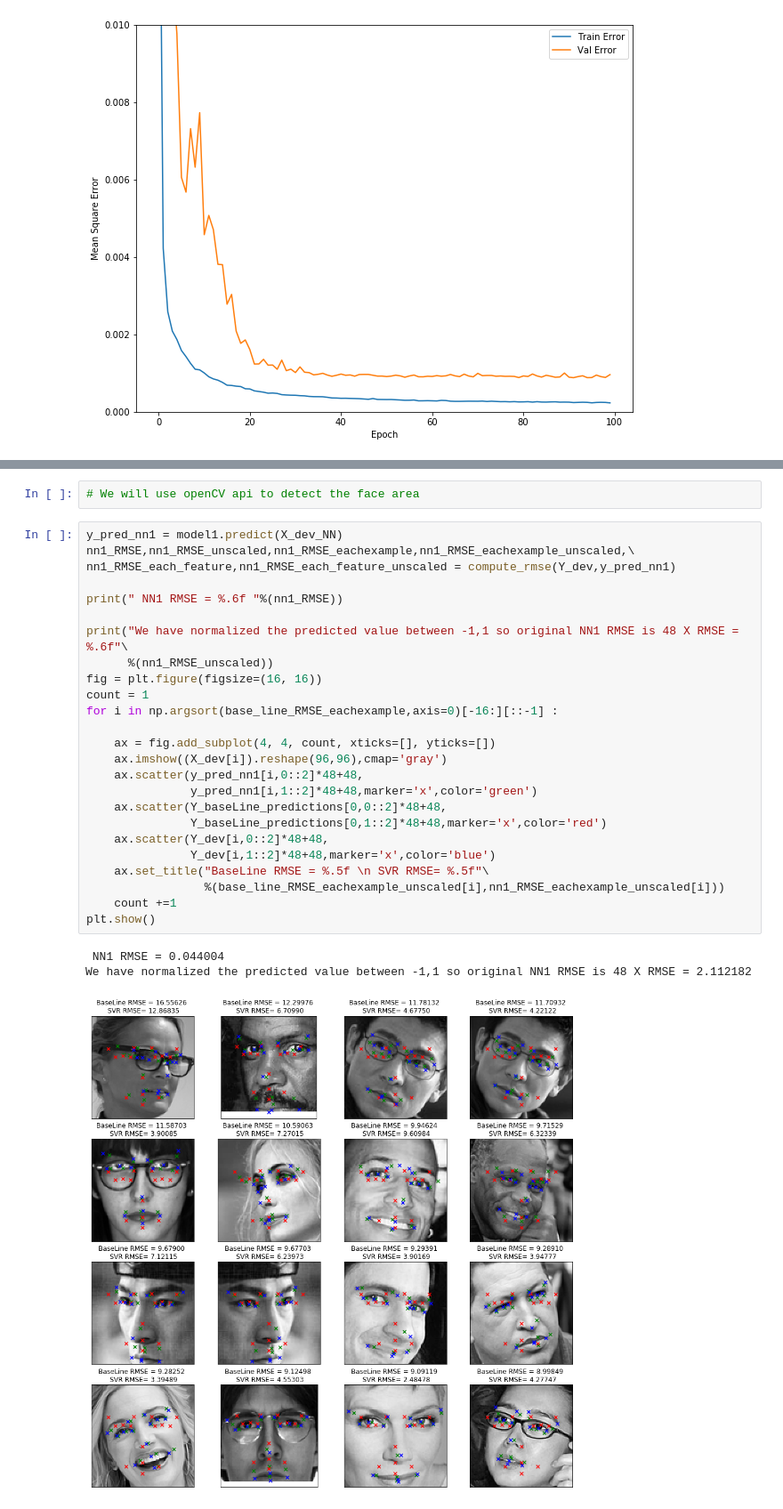
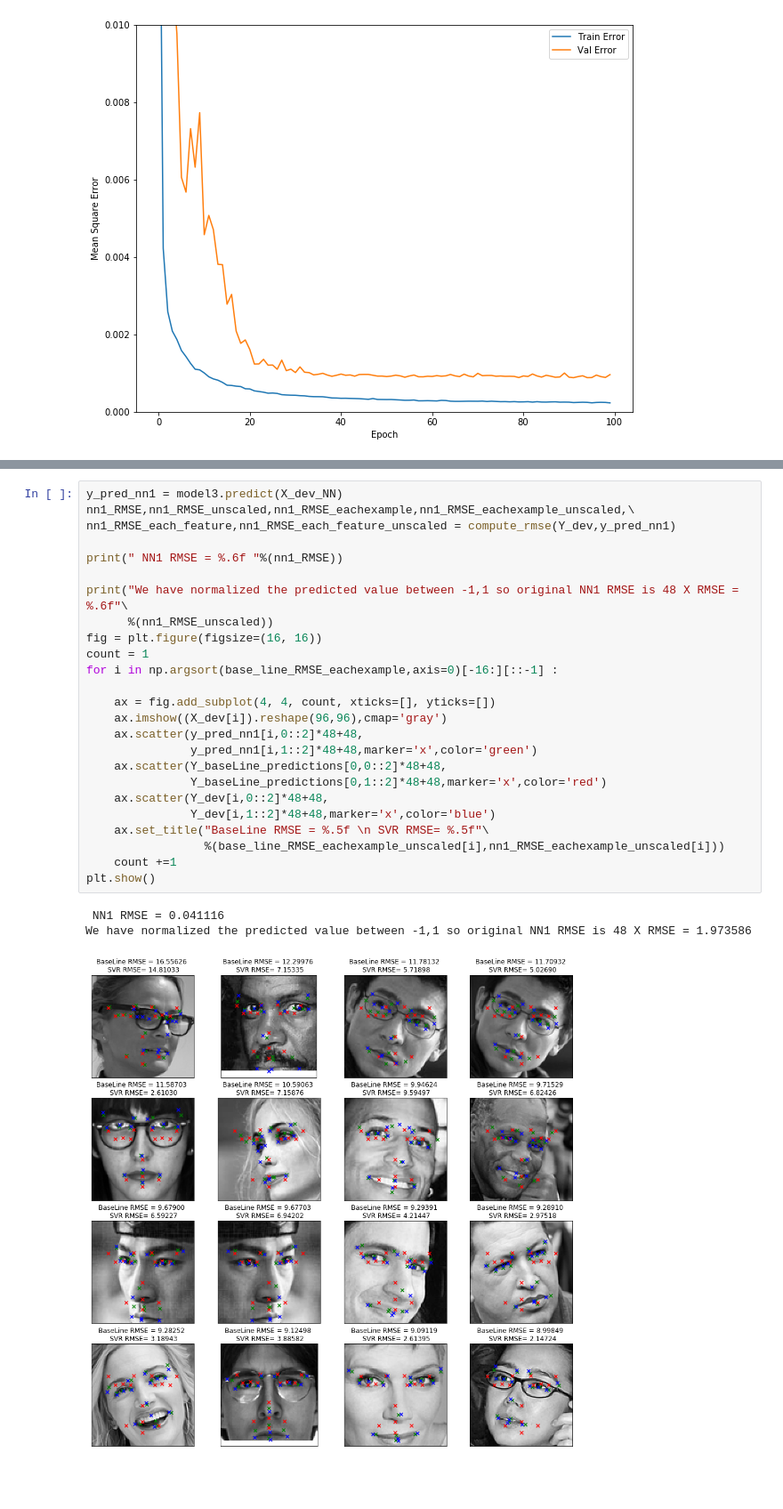
Before and after one commit to anupjha10/W207_ML_FINAL_Project, a Jupyter notebook: Final_Project_Anish_Anup.ipynb, the cells around one changed output, grey strips where cells are left out. Shown at 89% size. Cells and saved outputs as stored; diff of their text form; blank space fills up the shorter version.

```diff
--- a/Final_Project_Anish_Anup.ipynb
+++ b/Final_Project_Anish_Anup.ipynb
@@ -963,31 +909,29 @@ Till now we have taken all the pixel values of the images and fed to the CNNs .
-# %%
-# We will use openCV api to detect the face area
 # %%
-y_pred_nn1 = model1.predict(X_dev_NN)
+y_pred_nn1 = model3.predict(X_dev_NN)
 nn1_RMSE,nn1_RMSE_unscaled,nn1_RMSE_eachexample,nn1_RMSE_eachexample_unscaled,\
 nn1_RMSE_each_feature,nn1_RMSE_each_feature_unscaled = compute_rmse(Y_dev,y_pred_nn1)
 
 print(" NN1 RMSE = %.6f "%(nn1_RMSE))
 
 print("We have normalized the predicted value between -1,1 so original NN1 RMSE is 48 X RMSE = %.6f"\
       %(nn1_RMSE_unscaled))
 fig = plt.figure(figsize=(16, 16))
 count = 1
 for i in np.argsort(base_line_RMSE_eachexample,axis=0)[-16:][::-1] :
 
     ax = fig.add_subplot(4, 4, count, xticks=[], yticks=[])
     ax.imshow((X_dev[i]).reshape(96,96),cmap='gray')
     ax.scatter(y_pred_nn1[i,0::2]*48+48,
                y_pred_nn1[i,1::2]*48+48,marker='x',color='green')
     ax.scatter(Y_baseLine_predictions[0,0::2]*48+48,
                Y_baseLine_predictions[0,1::2]*48+48,marker='x',color='red')
     ax.scatter(Y_dev[i,0::2]*48+48,
                Y_dev[i,1::2]*48+48,marker='x',color='blue')
     ax.set_title("BaseLine RMSE = %.5f \n SVR RMSE= %.5f"\
                  %(base_line_RMSE_eachexample_unscaled[i],nn1_RMSE_eachexample_unscaled[i]))
     count +=1
 plt.show()
 # %% [output]
- NN1 RMSE = 0.044004
-We have normalized the predicted value between -1,1 so original NN1 RMSE is 48 X RMSE = 2.112182
+ NN1 RMSE = 0.041116
+We have normalized the predicted value between -1,1 so original NN1 RMSE is 48 X RMSE = 1.973586
-[figure, old version]
+[figure, new version]
```
Also changed, not shown: parts of 5 cells of this notebook.
